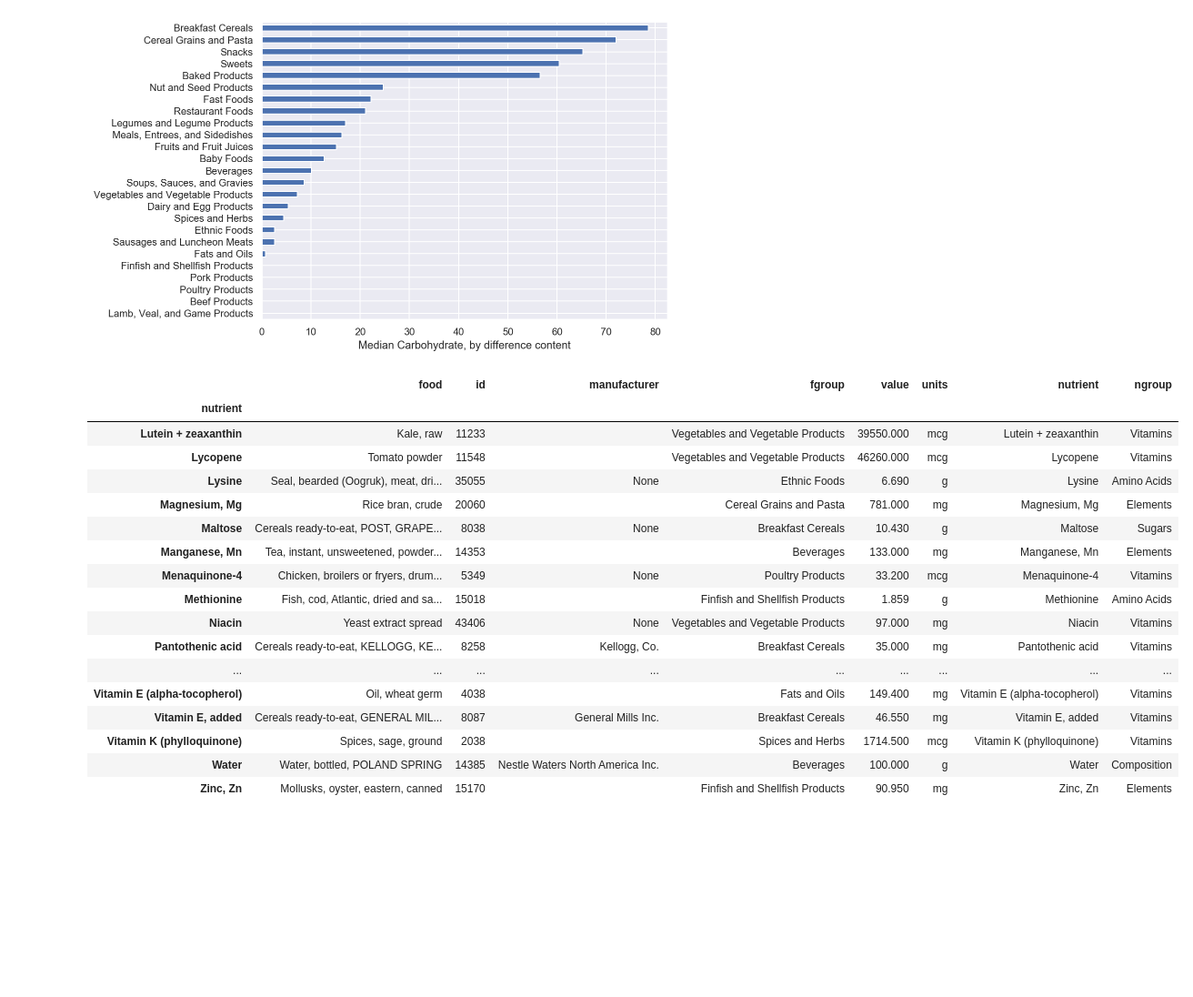
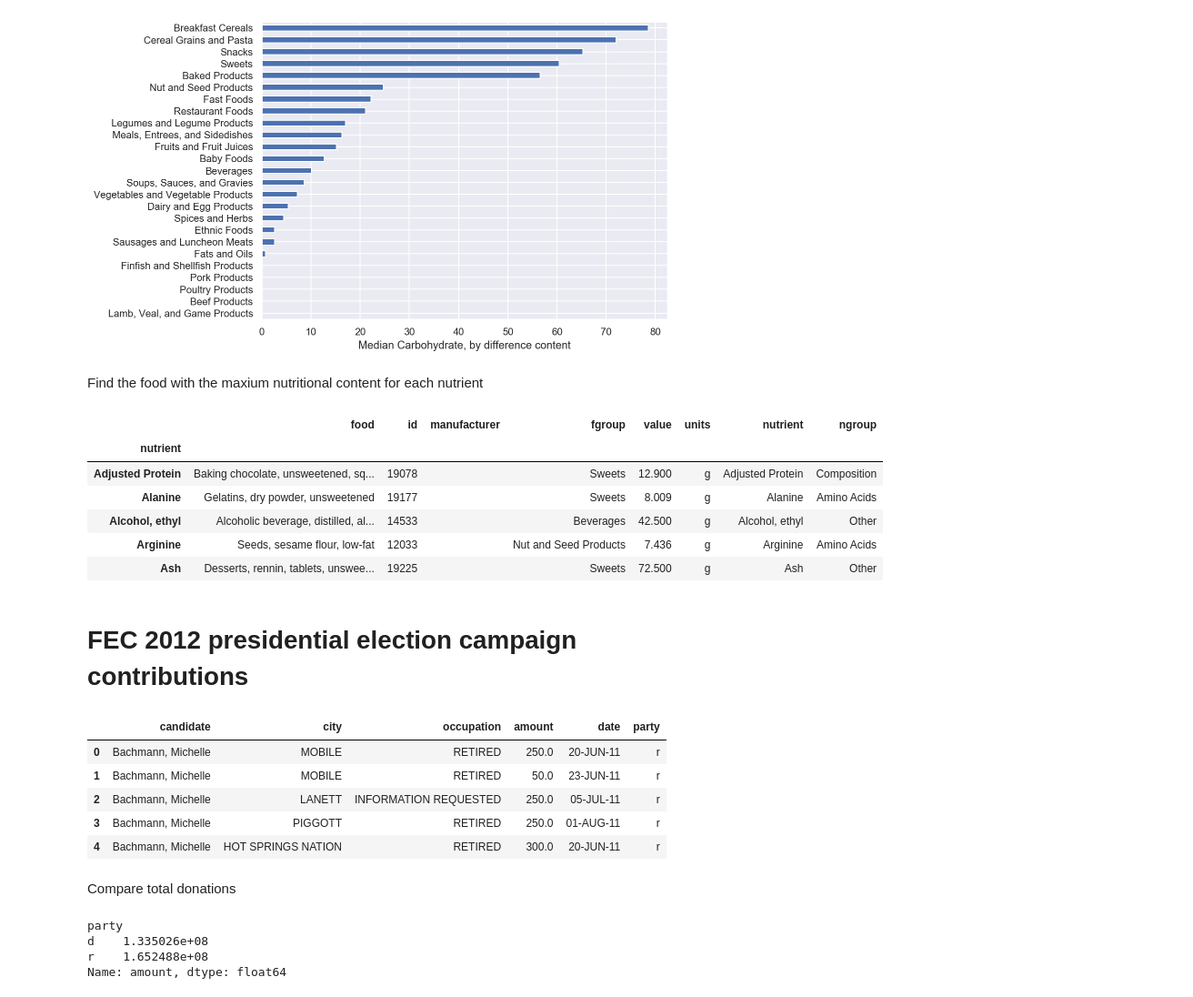
Before and after one commit to fabiangunzinger/learning, a Jupyter notebook: python-for-data-analysis/chap14-examples.ipynb, the cells around one changed output. Shown at 91% size. Saved outputs shown, nothing was run; the diff lists cells and outputs as text; code cells hidden in the pictures; blank space fills up the shorter version.

```diff
--- a/python-for-data-analysis/chap14-examples.ipynb
+++ b/python-for-data-analysis/chap14-examples.ipynb
@@ -634,26 +634,18 @@ nutrient = 'Carbohydrate, by difference'
  .set(xlabel='Median %s content' % nutrient, ylabel=''));
 # %% [output]
 [figure]
+# %% [markdown]
+Find the food with the maxium nutritional content for each nutrient
 # %%
 get_max = lambda x: x.loc[x.value.idxmax()]
-
-foods.groupby('nutrient').apply(get_max).tail(50)
+foods.groupby('nutrient').apply(get_max).head()
 # %% [output]
 |  | food | id | manufacturer | fgroup | value | units | nutrient | ngroup |
 | nutrient |  |  |  |  |  |  |  |  |
-| Lutein + zeaxanthin | Kale, raw | 11233 |  | Vegetables and Vegetable Products | 39550.000 | mcg | Lutein + zeaxanthin | Vitamins |
-| Lycopene | Tomato powder | 11548 |  | Vegetables and Vegetable Products | 46260.000 | mcg | Lycopene | Vitamins |
-| Lysine | Seal, bearded (Oogruk), meat, dri... | 35055 | None | Ethnic Foods | 6.690 | g | Lysine | Amino Acids |
-| Magnesium, Mg | Rice bran, crude | 20060 |  | Cereal Grains and Pasta | 781.000 | mg | Magnesium, Mg | Elements |
-| Maltose | Cereals ready-to-eat, POST, GRAPE... | 8038 | None | Breakfast Cereals | 10.430 | g | Maltose | Sugars |
-| Manganese, Mn | Tea, instant, unsweetened, powder... | 14353 |  | Beverages | 133.000 | mg | Manganese, Mn | Elements |
-| Menaquinone-4 | Chicken, broilers or fryers, drum... | 5349 | None | Poultry Products | 33.200 | mcg | Menaquinone-4 | Vitamins |
-| Methionine | Fish, cod, Atlantic, dried and sa... | 15018 |  | Finfish and Shellfish Products | 1.859 | g | Methionine | Amino Acids |
-| Niacin | Yeast extract spread | 43406 | None | Vegetables and Vegetable Products | 97.000 | mg | Niacin | Vitamins |
-| Pantothenic acid | Cereals ready-to-eat, KELLOGG, KE... | 8258 | Kellogg, Co. | Breakfast Cereals | 35.000 | mg | Pantothenic acid | Vitamins |
-| ... | ... | ... | ... | ... | ... | ... | ... | ... |
-| Vitamin E (alpha-tocopherol) | Oil, wheat germ | 4038 |  | Fats and Oils | 149.400 | mg | Vitamin E (alpha-tocopherol) | Vitamins |
-| Vitamin E, added | Cereals ready-to-eat, GENERAL MIL... | 8087 | General Mills Inc. | Breakfast Cereals | 46.550 | mg | Vitamin E, added | Vitamins |
-| Vitamin K (phylloquinone) | Spices, sage, ground | 2038 |  | Spices and Herbs | 1714.500 | mcg | Vitamin K (phylloquinone) | Vitamins |
-| Water | Water, bottled, POLAND SPRING | 14385 | Nestle Waters North America Inc. | Beverages | 100.000 | g | Water | Composition |
-| Zinc, Zn | Mollusks, oyster, eastern, canned | 15170 |  | Finfish and Shellfish Products | 90.950 | mg | Zinc, Zn | Elements |
+| Adjusted Protein | Baking chocolate, unsweetened, sq... | 19078 |  | Sweets | 12.900 | g | Adjusted Protein | Composition |
+| Alanine | Gelatins, dry powder, unsweetened | 19177 |  | Sweets | 8.009 | g | Alanine | Amino Acids |
+| Alcohol, ethyl | Alcoholic beverage, distilled, al... | 14533 |  | Beverages | 42.500 | g | Alcohol, ethyl | Other |
+| Arginine | Seeds, sesame flour, low-fat | 12033 |  | Nut and Seed Products | 7.436 | g | Arginine | Amino Acids |
+| Ash | Desserts, rennin, tablets, unswee... | 19225 |  | Sweets | 72.500 | g | Ash | Other |
+# %% [markdown]
+# FEC 2012 presidential election campaign contributions
@@ -659,0 +679,18 @@ foods.groupby('nutrient').apply(get_max).tail(50)
+# %%
+fec.head()
+# %% [output]
+|  | candidate | city | occupation | amount | date | party |
+| 0 | Bachmann, Michelle | MOBILE | RETIRED | 250.0 | 20-JUN-11 | r |
+| 1 | Bachmann, Michelle | MOBILE | RETIRED | 50.0 | 23-JUN-11 | r |
+| 2 | Bachmann, Michelle | LANETT | INFORMATION REQUESTED | 250.0 | 05-JUL-11 | r |
+| 3 | Bachmann, Michelle | PIGGOTT | RETIRED | 250.0 | 01-AUG-11 | r |
+| 4 | Bachmann, Michelle | HOT SPRINGS NATION | RETIRED | 300.0 | 20-JUN-11 | r |
+# %% [markdown]
+Compare total donations
+# %%
+fec.groupby('party').amount.sum()
+# %% [output]
+party
+d    1.335026e+08
+r    1.652488e+08
+Name: amount, dtype: float64
```
Also changed, not shown: parts of 5 cells of this notebook.
